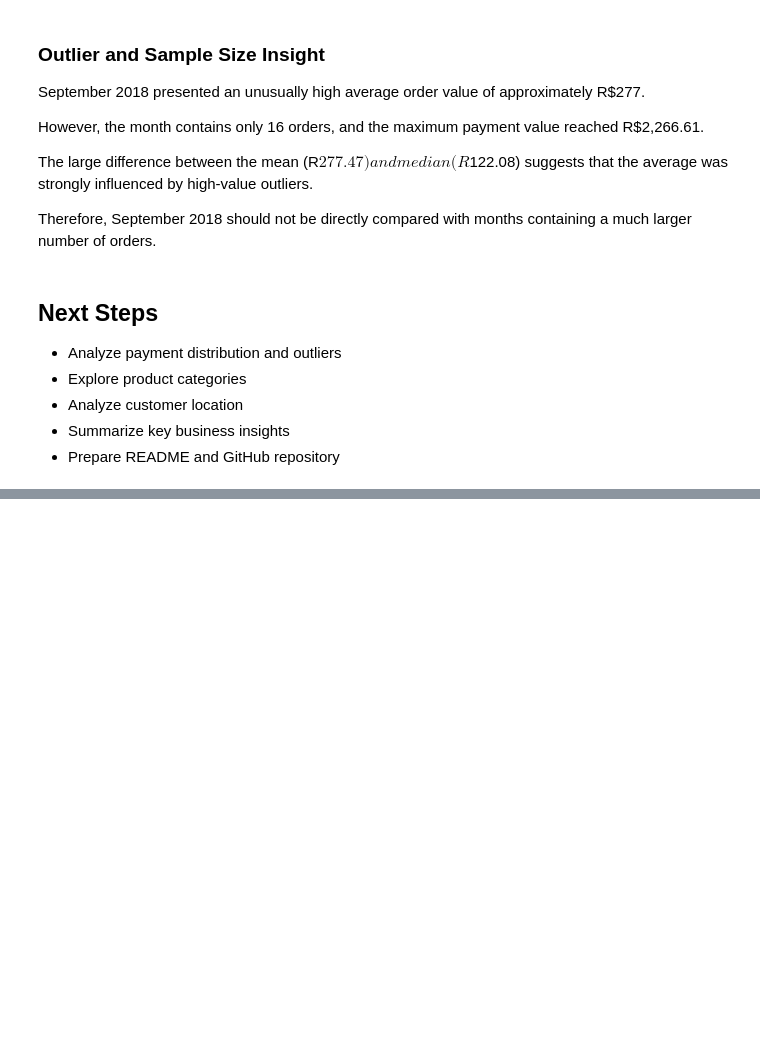
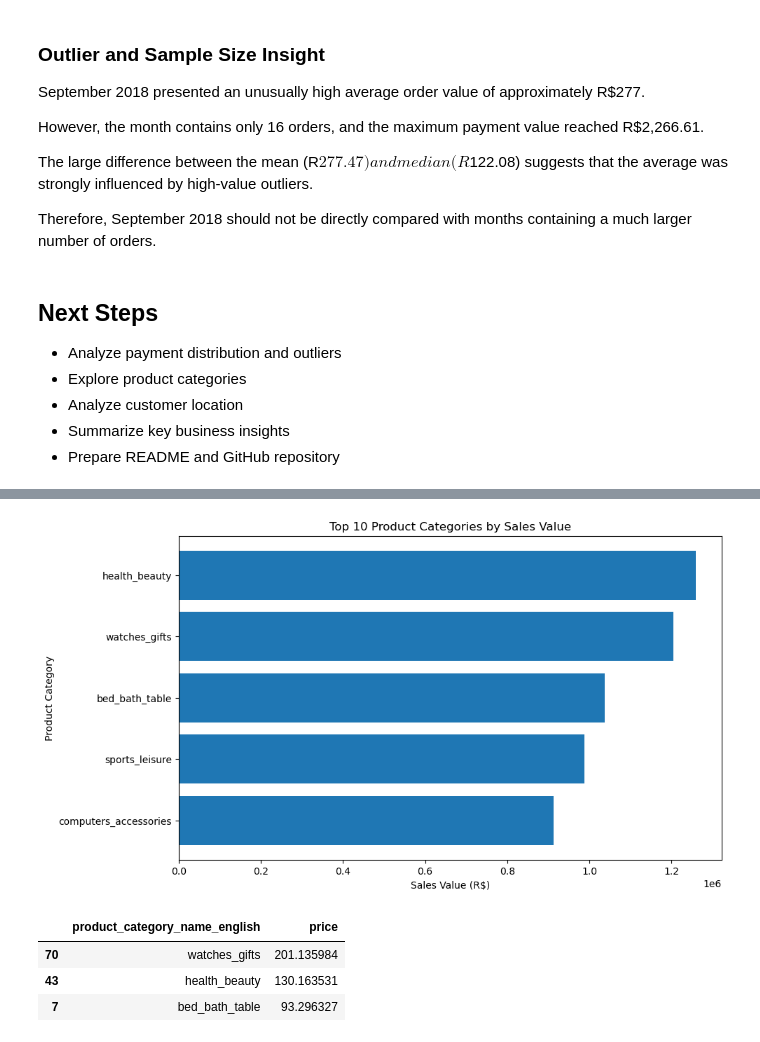
Before and after one commit to beatriz-olgado/ecommerce-data-analysis, a Jupyter notebook: ecommerce_analysis.ipynb, the cells around one changed output, grey strips where cells are left out. Drawn from its saved outputs; the diff is of its cells as text; code cells hidden in the pictures; blank space fills up the shorter version.

```diff
--- a/ecommerce_analysis.ipynb
+++ b/ecommerce_analysis.ipynb
@@ -623,0 +835,12 @@ Therefore, September 2018 should not be directly compared with months containing
+# %%
+category_revenue = (
+    items_products
+    .groupby('product_category_name_english', as_index=False)['price']
+    .sum()
+)
+# %%
+top_revenue_categories = (
+    category_revenue
+    .sort_values('price', ascending=False)
+    .head()
+)
@@ -623,0 +856,15 @@ Therefore, September 2018 should not be directly compared with months containing
+# %%
+plt.figure(figsize=(10, 6))
+
+plt.barh(
+    top_revenue_categories["product_category_name_english"][::-1],
+    top_revenue_categories["price"][::-1]
+)
+
+plt.title("Top 10 Product Categories by Sales Value")
+plt.xlabel("Sales Value (R$)")
+plt.ylabel("Product Category")
+
+plt.show()
+# %% [output]
+[figure, added]
@@ -623,0 +878,11 @@ Therefore, September 2018 should not be directly compared with months containing
+# %%
+category_avg_price[
+    category_avg_price['product_category_name_english'].isin(
+        ['health_beauty', 'watches_gifts', 'bed_bath_table']
+    )
+    ]
+# %% [output]
+|  | product_category_name_english | price |
+| 70 | watches_gifts | 201.135984 |
+| 43 | health_beauty | 130.163531 |
+| 7 | bed_bath_table | 93.296327 |
```
Also changed, not shown: parts of 40 cells of this notebook.
